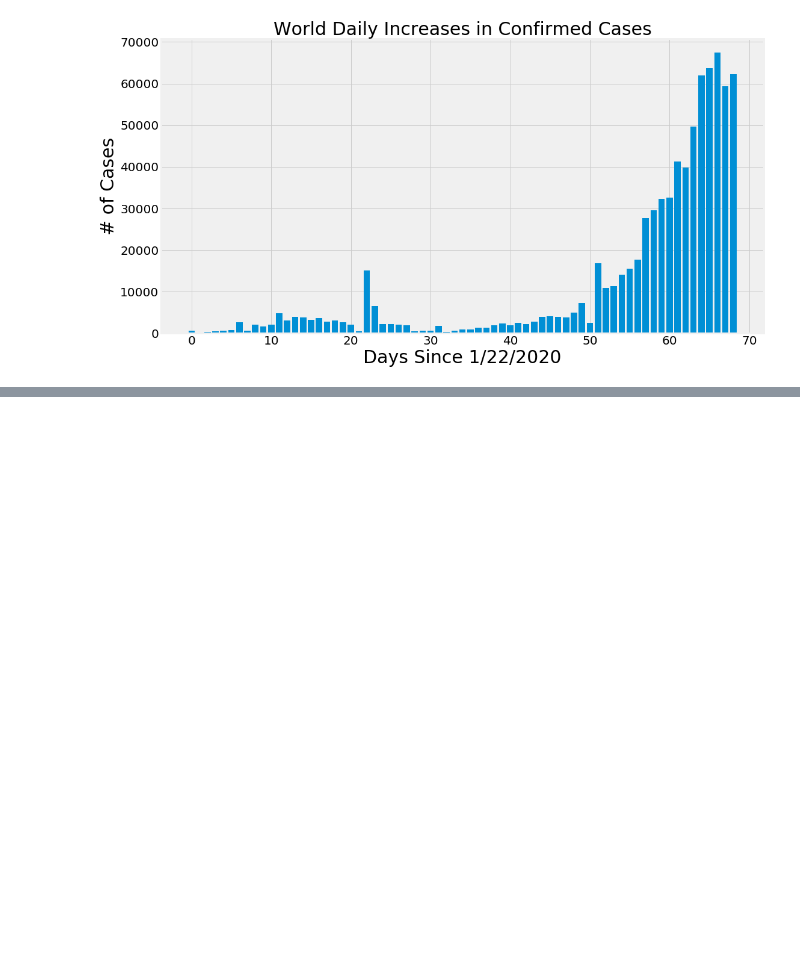
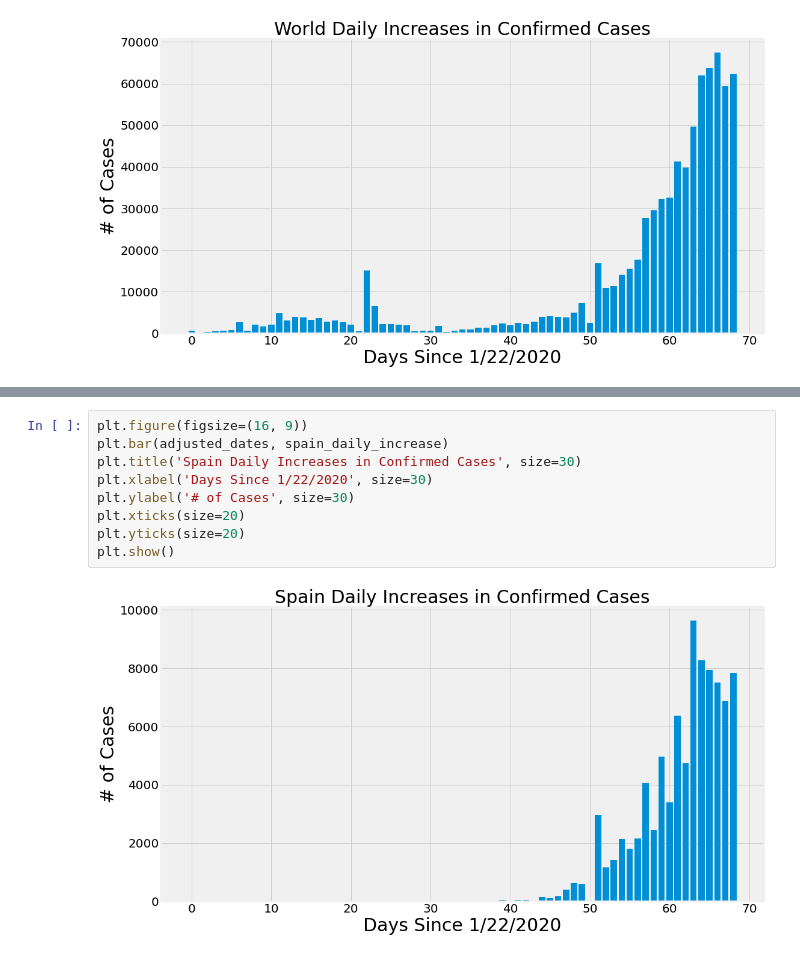
Before and after one commit to fwbrandao/Covid-19_disease_analysis, a Jupyter notebook: covid-19_visualization_prediction.ipynb, the cells around one changed output, grey strips where cells are left out. Saved outputs shown, nothing was run; the diff lists cells and outputs as text; blank space fills up the shorter version.

```diff
--- a/covid-19_visualization_prediction.ipynb
+++ b/covid-19_visualization_prediction.ipynb
@@ -356,0 +398,11 @@ SyntaxError: unexpected EOF while parsing (<ipython-input-31-2f3924a1fd8c>, line
+# %%
+plt.figure(figsize=(16, 9))
+plt.bar(adjusted_dates, spain_daily_increase)
+plt.title('Spain Daily Increases in Confirmed Cases', size=30)
+plt.xlabel('Days Since 1/22/2020', size=30)
+plt.ylabel('# of Cases', size=30)
+plt.xticks(size=20)
+plt.yticks(size=20)
+plt.show()
+# %% [output]
+[figure, added]
```
Also changed, not shown: parts of 45 cells of this notebook, 1 other file.
